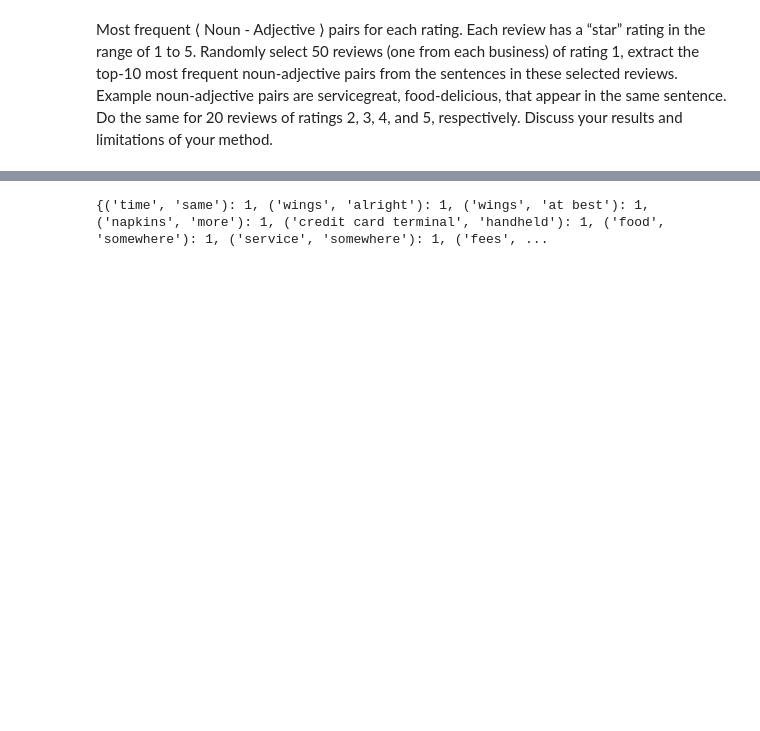
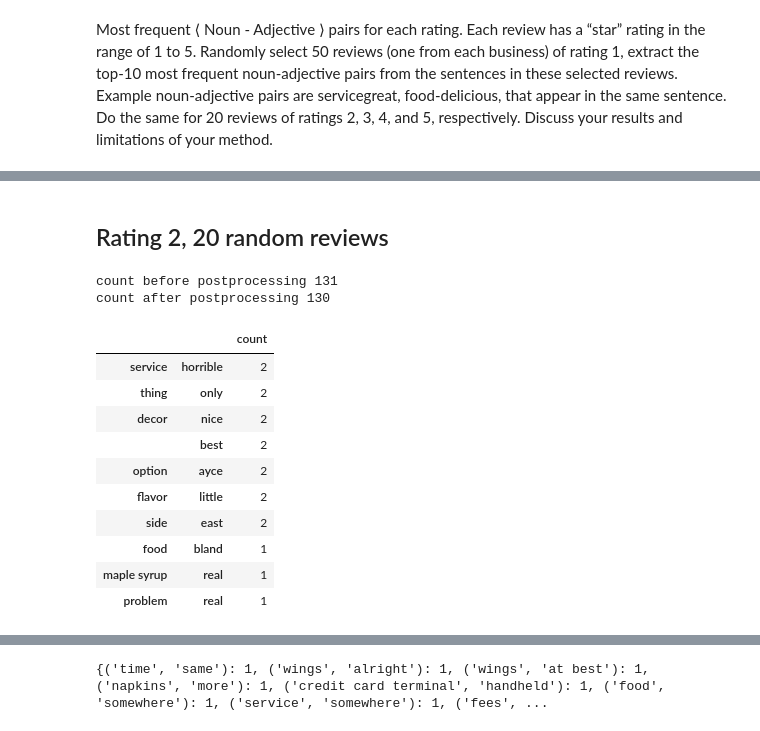
Before and after one commit to estherc247/cz4045_nlp, a Jupyter notebook: src/Noun Adjective pair.ipynb, the cells around one changed output, grey strips where cells are left out. Saved outputs shown, nothing was run; the diff lists cells and outputs as text; code cells hidden in the pictures; blank space fills up the shorter version.

```diff
--- a/src/Noun Adjective pair.ipynb
+++ b/src/Noun Adjective pair.ipynb
@@ -186,0 +204,18 @@ df2 = pd.read_json('reviewSelected100.json', lines = True, encoding = "ISO-8859-
+# %% [markdown]
+## Rating 2, 20 random reviews
+# %%
+extract_adj_noun_pair(2, 20, df, 10)
+# %% [output]
+count before postprocessing 131
+count after postprocessing 130
+|  |  | count |
+| service | horrible | 2 |
+| thing | only | 2 |
+| decor | nice | 2 |
+|  | best | 2 |
+| option | ayce | 2 |
+| flavor | little | 2 |
+| side | east | 2 |
+| food | bland | 1 |
+| maple syrup | real | 1 |
+| problem | real | 1 |
```
Also changed, not shown: parts of 41 cells of this notebook.
